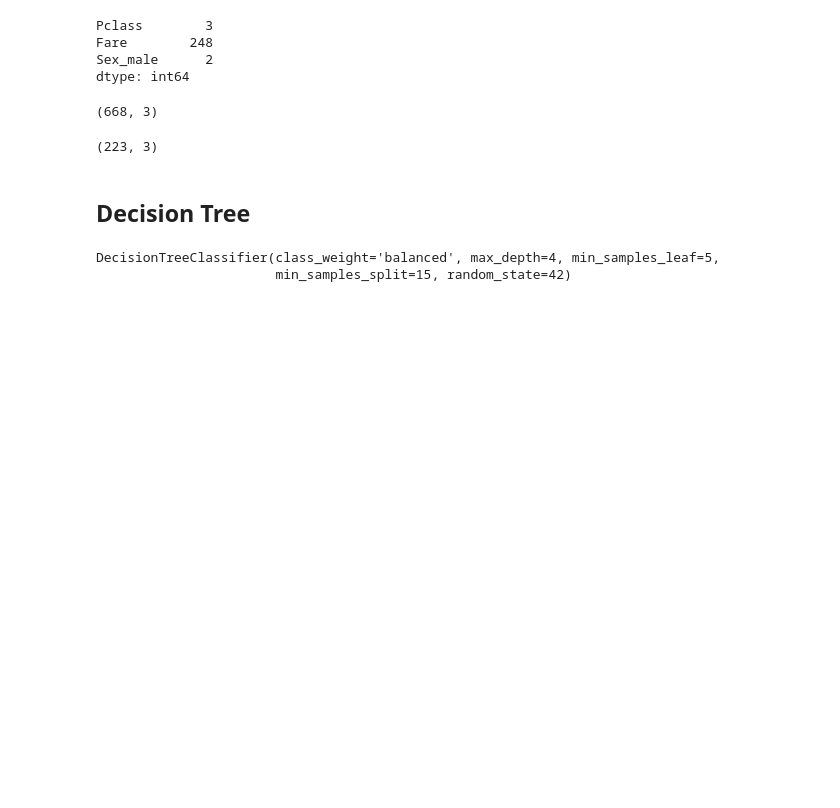
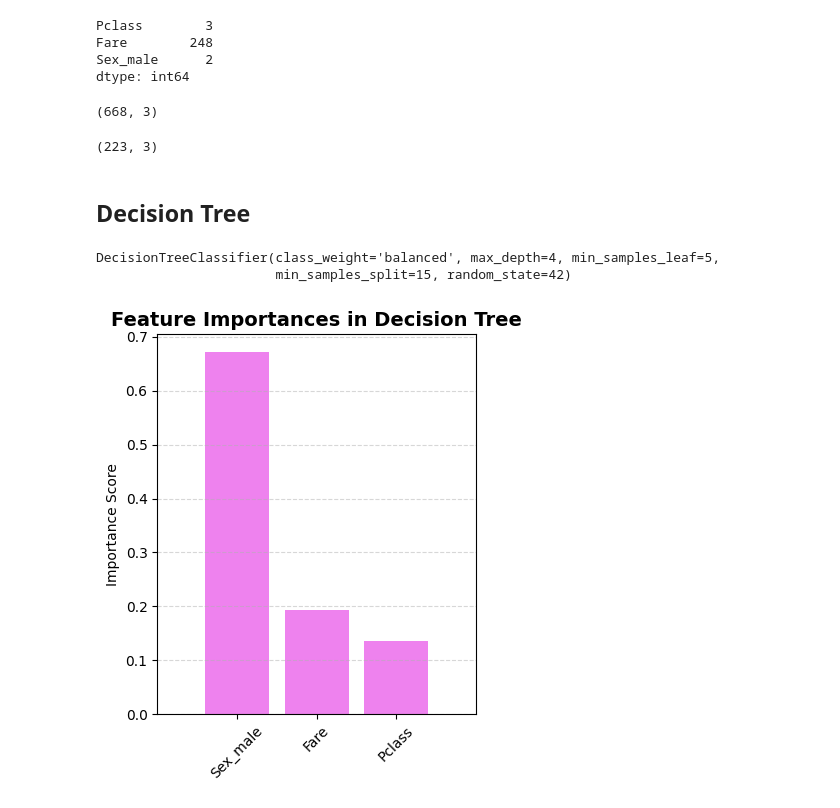
Before and after one commit to msm-mir/titanic-survival-prediction-dt, a Jupyter notebook: src/Decision_Tree.ipynb, the cells around one changed output. Drawn from its saved outputs; the diff is of its cells as text; code cells hidden in the pictures; blank space fills up the shorter version.

Commit message:
plot feature importances of the DT model

```diff
--- a/src/Decision_Tree.ipynb
+++ b/src/Decision_Tree.ipynb
@@ -193,3 +193,19 @@ clftree.fit(X_train, y_train)
 # %% [output]
 DecisionTreeClassifier(class_weight='balanced', max_depth=4, min_samples_leaf=5,
                        min_samples_split=15, random_state=42)
+# %%
+# Extract feature importances from the trained decision tree model
+importances = clftree.feature_importances_
+indices = np.argsort(importances)[::-1]
+
+plt.figure(figsize=(4, 5))
+plt.title("Feature Importances in Decision Tree", fontsize=14, fontweight='bold')
+plt.bar(range(X.shape[1]), importances[indices], align="center", color="violet")
+plt.xticks(range(X.shape[1]), [X.columns[i] for i in indices], rotation=45)
+plt.xlim([-1, X.shape[1]])
+plt.ylabel("Importance Score")
+plt.tight_layout()
+plt.grid(axis='y', linestyle='--', alpha=0.5)
+plt.show()
+# %% [output]
+[figure, added]
```
